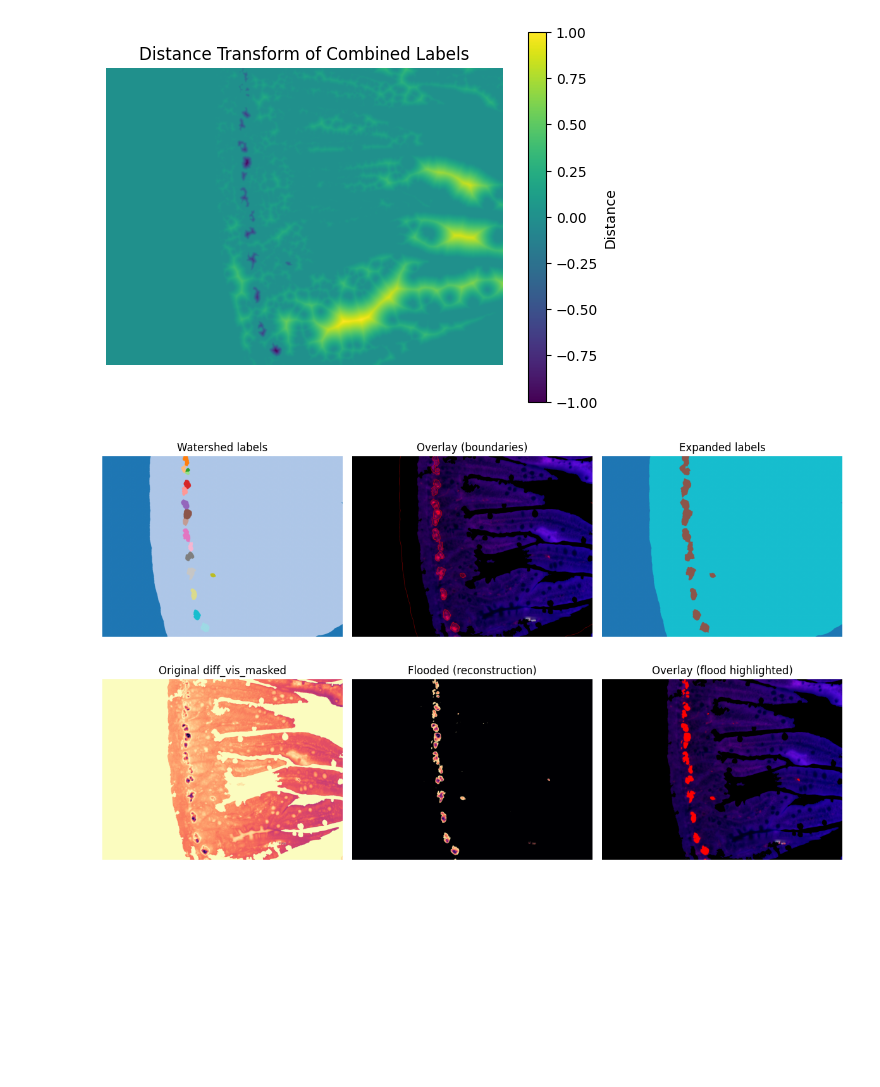
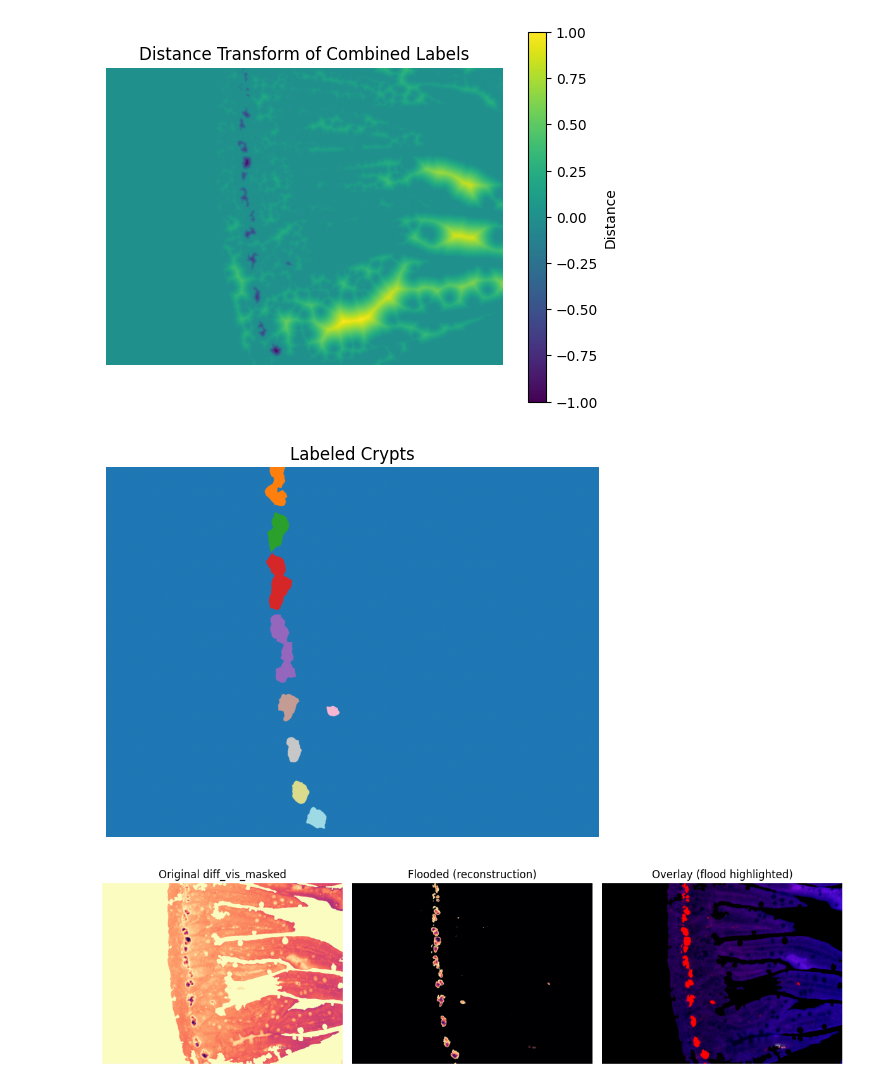
Before and after one commit to pbert5/lysozyme-stain-quantification, a Jupyter notebook: component development/rebuild.ipynb, the cells around one changed output. Cells and saved outputs as stored; diff of their text form; code cells hidden in the pictures; blank space fills up the shorter version.

```diff
--- a/component development/rebuild.ipynb
+++ b/component development/rebuild.ipynb
@@ -322,54 +322,26 @@ plt.show()
 # %%
 import numpy as np
 from skimage.segmentation import expand_labels, watershed, find_boundaries
 from scipy.ndimage import label as ndi_label, distance_transform_edt
 
 # --- helpers ---
 def minmax01(x, eps=1e-12):
     x = x.astype(float, copy=False)
     lo = np.min(x)
     hi = np.max(x)
     return (x - lo) / max(hi - lo, eps)
 
 # expand combined labels (0=bg, 1=classA, 2=classB e.g.)
 expanded_labels = expand_labels(combined_labels, distance=100)
 
 # markers from diff_r (0 = not a marker)
-labeled_diff_r, _ = ndi_label(diff_r != 0)
-
-# --- build 'reworked' markers ---
-reworked = np.zeros_like(expanded_labels, dtype=np.int32)
-
-# 1) put the whole expanded_labels==2 region into marker "1"
-reworked[expanded_labels == 2] = 1
-
-# 2) for everywhere else, copy nonzero labels from labeled_diff_r, offset by +1
-mask = (expanded_labels != 2) & (labeled_diff_r != 0)
-reworked[mask] = labeled_diff_r[mask] + 1     # <-- same mask on both sides
-
-# --- watershed only inside expanded regions ---
-mask_ws = expanded_labels > 0
-
-# elevation: attract to class 2, repel from class 1 (tweak as needed)
-elevation = (
-    minmax01(distance_transform_edt(combined_labels == 2))
-    - minmax01(distance_transform_edt(combined_labels == 1))
-)
-
-ws_labels = watershed(elevation, markers=reworked, mask=mask_ws)
-
-# --- quick viz ---
-b = find_boundaries(ws_labels, mode="inner")
-overlay_ws = disp.copy()
-overlay_ws[b] = [255, 0, 0]
-
-plt.figure(figsize=(12, 4))
-plt.subplot(1, 3, 1); plt.imshow(ws_labels, cmap="tab20"); plt.title("Watershed labels"); plt.axis("off")
-plt.subplot(1, 3, 2); plt.imshow(overlay_ws);              plt.title("Overlay (boundaries)"); plt.axis("off")
-plt.subplot(1, 3, 3); plt.imshow(expanded_labels, cmap="tab10"); plt.title("Expanded labels"); plt.axis("off")
-plt.tight_layout(); plt.show()
+labeled_crypts, _ = ndi_label(expanded_labels == 1)
+plt.imshow(labeled_crypts, cmap="tab20")
+plt.title("Labeled Crypts")
+plt.axis("off")
+plt.show()
 # %% [output]
-[figure, old version]
+[figure, new version]
 # %%
 # use diff_r and n_true_eroded as markers, flood fill from each with mask as a limit
 # select seed points from diff_r, limit to at most n_true_eroded by intensity in diff_vis_masked
```
Also changed, not shown: 1 other file.
